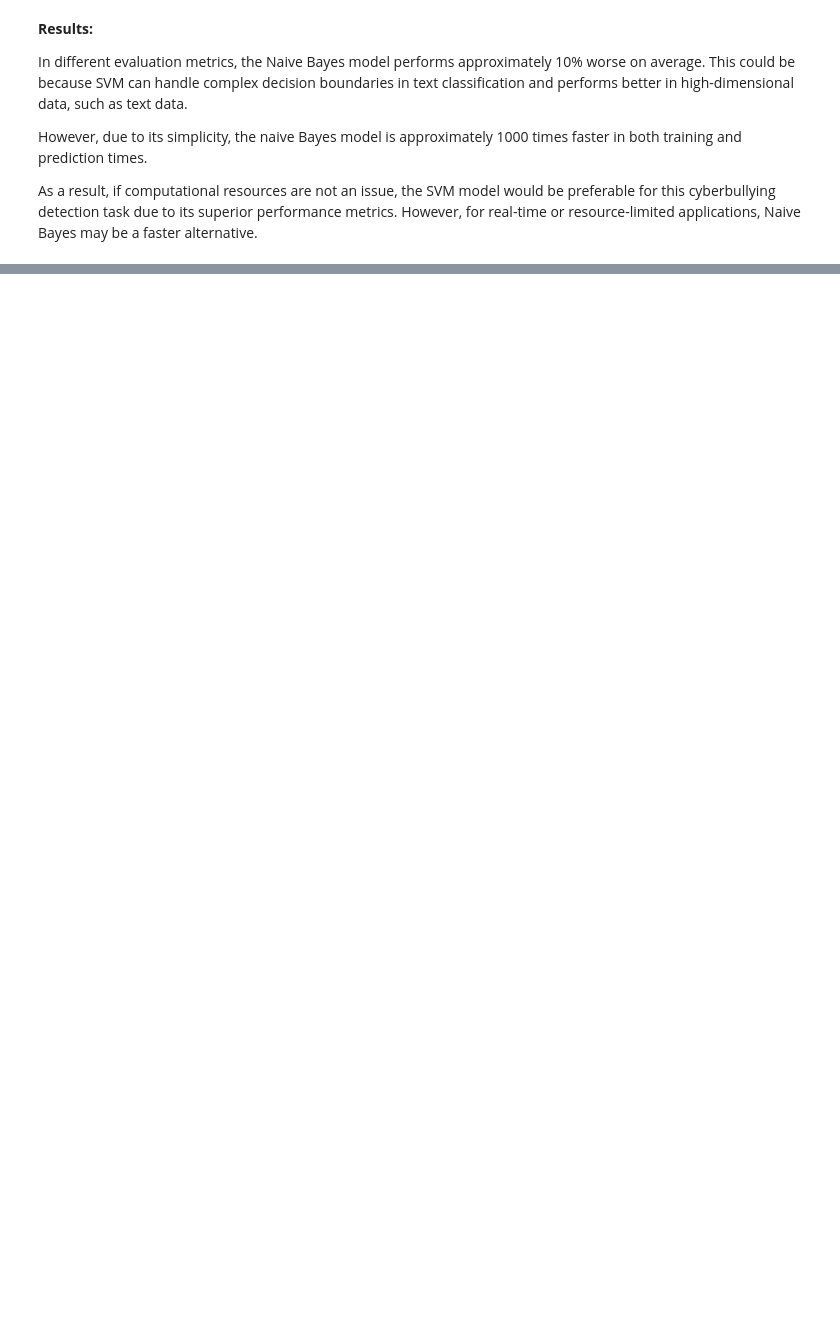
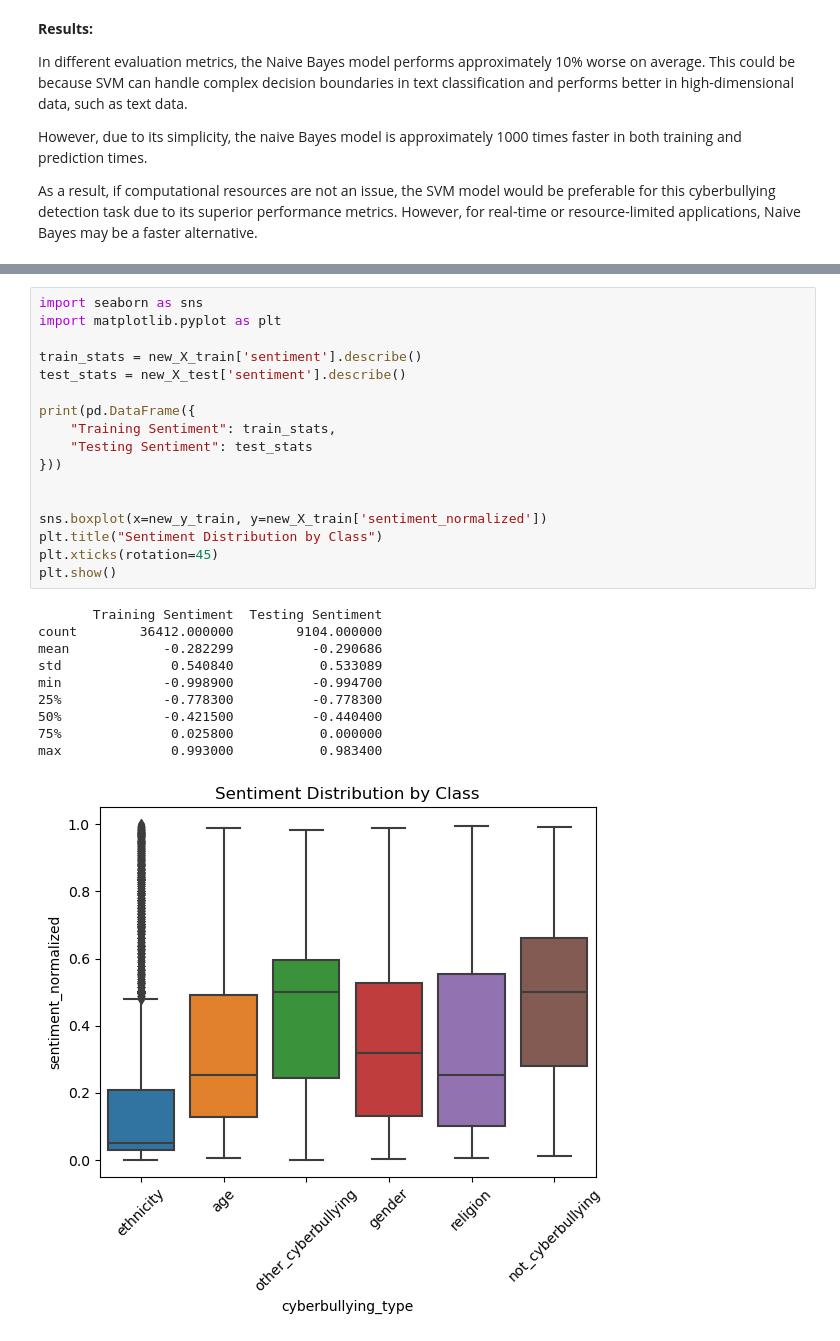
Before and after one commit to fmora22/cs412_project, a Jupyter notebook: cs412_project.ipynb, the cells around one changed output, grey strips where cells are left out. Cells and saved outputs as stored; diff of their text form; blank space fills up the shorter version.

Commit message:
Model refinement with sentiment analysis

```diff
--- a/cs412_project.ipynb
+++ b/cs412_project.ipynb
@@ -764,0 +792,28 @@ As a result, if computational resources are not an issue, the SVM model would be
+# %%
+import seaborn as sns
+import matplotlib.pyplot as plt
+
+train_stats = new_X_train['sentiment'].describe()
+test_stats = new_X_test['sentiment'].describe()
+
+print(pd.DataFrame({
+    "Training Sentiment": train_stats,
+    "Testing Sentiment": test_stats
+}))
+
+
+sns.boxplot(x=new_y_train, y=new_X_train['sentiment_normalized'])
+plt.title("Sentiment Distribution by Class")
+plt.xticks(rotation=45)
+plt.show()
+# %% [output]
+       Training Sentiment  Testing Sentiment
+count        36412.000000        9104.000000
+mean            -0.282299          -0.290686
+std              0.540840           0.533089
+min             -0.998900          -0.994700
+25%             -0.778300          -0.778300
+50%             -0.421500          -0.440400
+75%              0.025800           0.000000
+max              0.993000           0.983400
+[figure, added]
```
Also changed, not shown: parts of 22 cells of this notebook.
